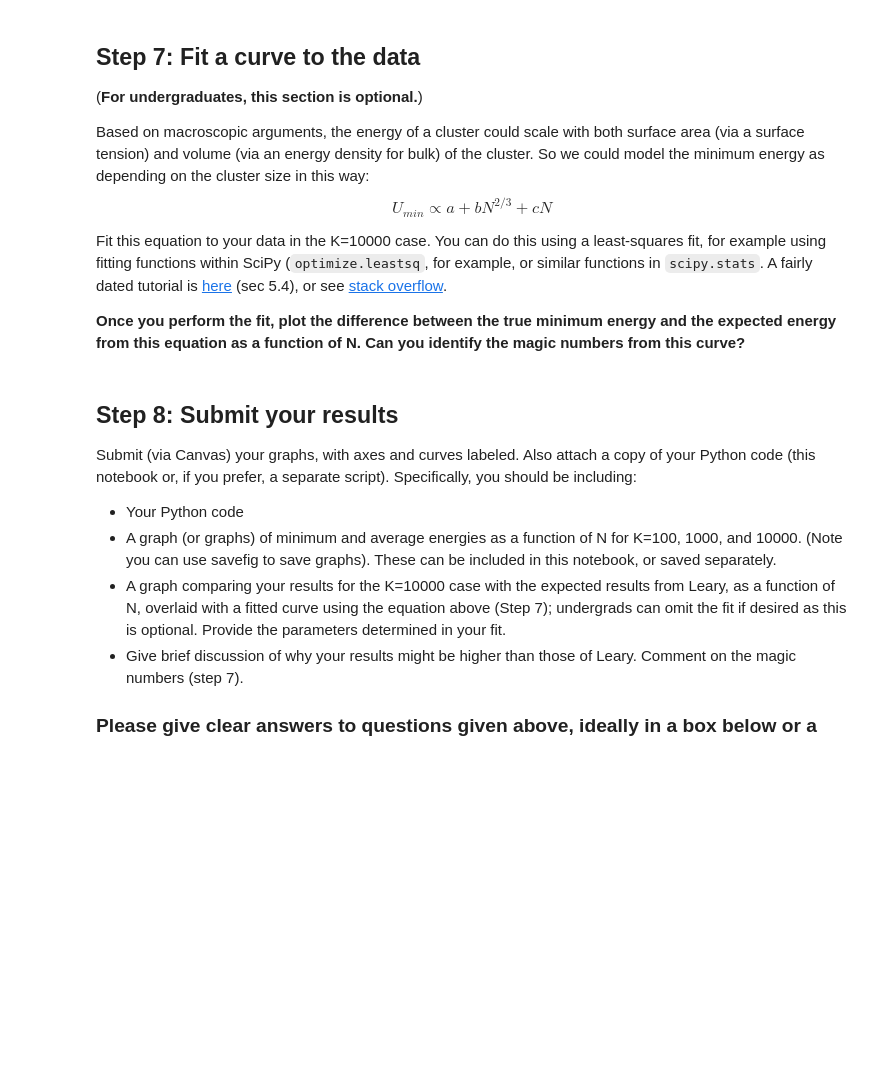
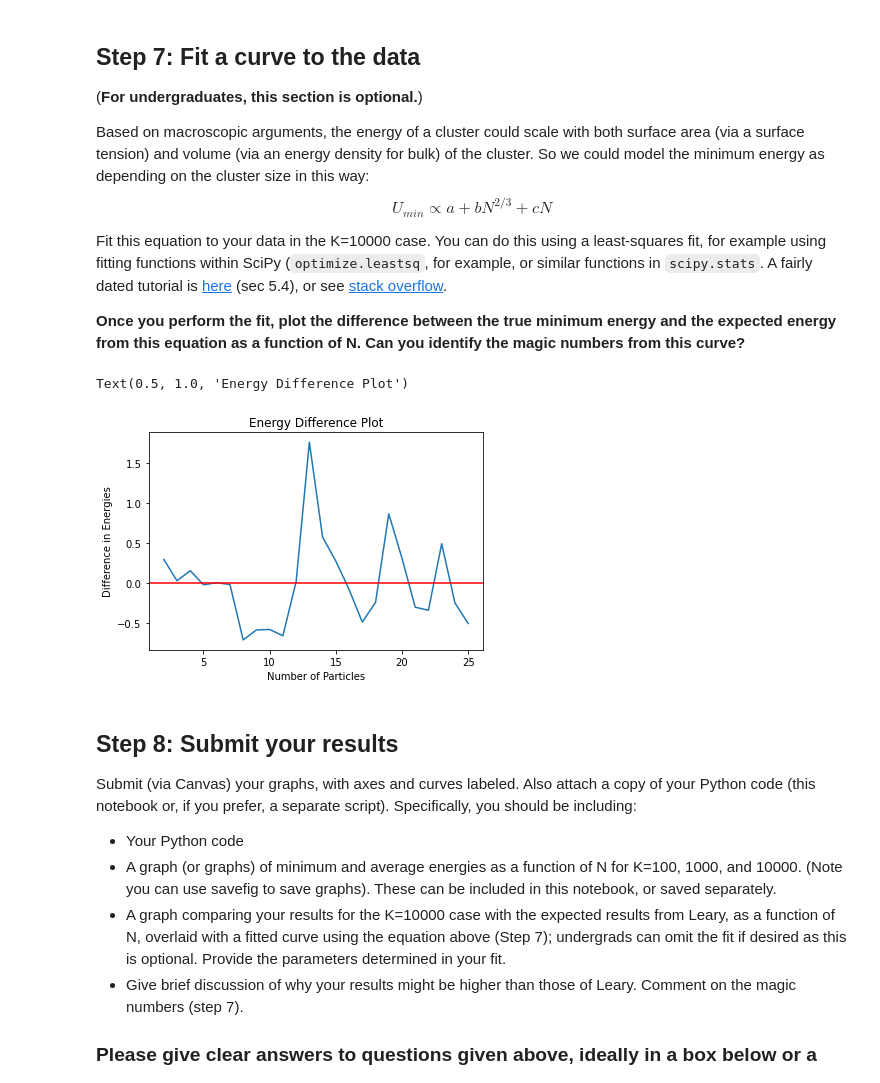
Before and after one commit to MobleyLab/drug-computing, a Jupyter notebook: uci-pharmsci/assignments/energy_minimization/energy_minimization_assignment.ipynb, the cells around one changed output. Drawn from its saved outputs; the diff is of its cells as text; code cells hidden in the pictures; blank space fills up the shorter version.

```diff
--- a/uci-pharmsci/assignments/energy_minimization/energy_minimization_assignment.ipynb
+++ b/uci-pharmsci/assignments/energy_minimization/energy_minimization_assignment.ipynb
@@ -378,3 +570,25 @@ Fit this equation to your data in the K=10000 case. You can do this using a leas
+# %%
+#Your code here
+from scipy.optimize import curve_fit
+def obj_fun(N,a,b,c):
+    return a + b*N**(2/3) + c*N
+# fit
+popt, pcov = curve_fit(obj_fun,PEnergy_Dataframe_k10K['Number_Particles'],PEnergy_Dataframe_k10K['Min_Energy'])
+# %%
+a,b,c = popt
+PE_fit = obj_fun(PEnergy_Dataframe_k10K['Number_Particles'],a,b,c)
+PE_fit_df = pd.DataFrame()
+PE_fit_df["Fitted_Energy"]=PE_fit-PEnergy_Dataframe_k10K['Min_Energy']
+PE_fit_df["Number_Particles"]=N
+plt.plot(PE_fit_df["Number_Particles"],PE_fit_df["Fitted_Energy"],)
+plt.axhline(y=0,color='r')
+plt.ylabel("Difference in Energies")
+plt.xlabel("Number of Particles")
+plt.title("Energy Difference Plot")
+#plt.legend(loc="upper right")
+# %% [output]
+Text(0.5, 1.0, 'Energy Difference Plot')
+[figure, added]
 # %% [markdown]
 ## Step 8: Submit your results
 
```
Also changed, not shown: parts of 27 cells of this notebook.
